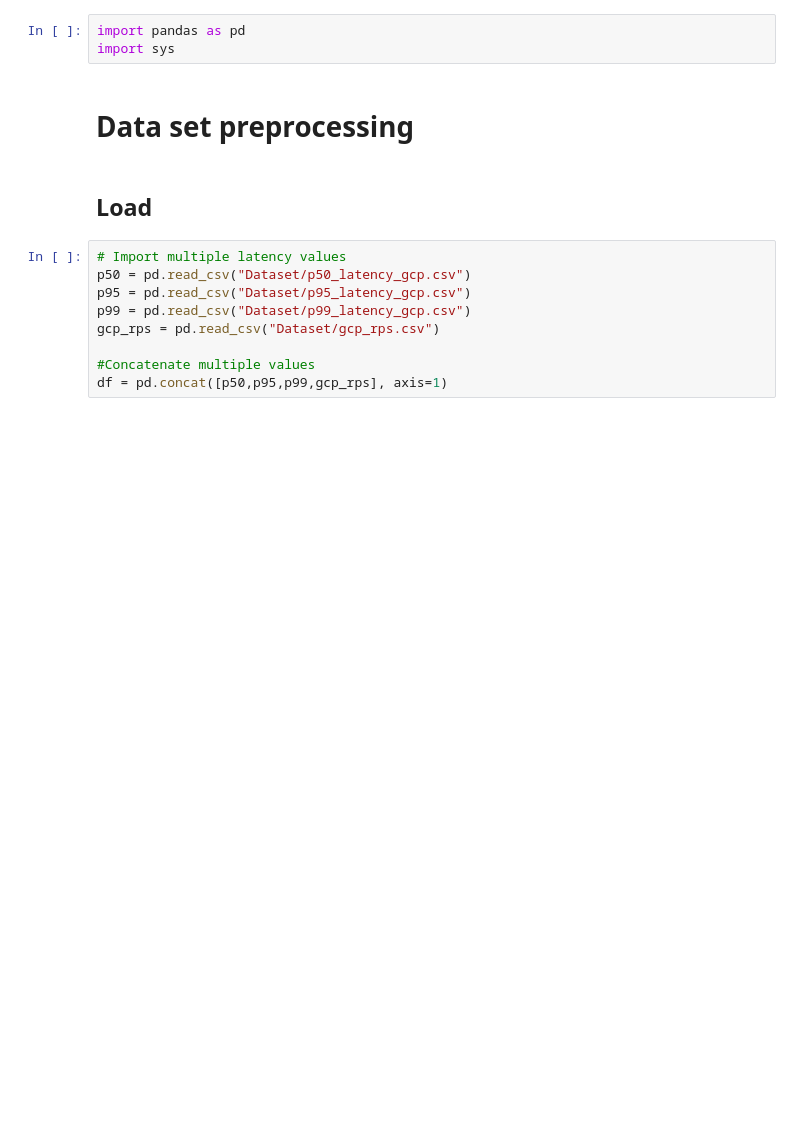
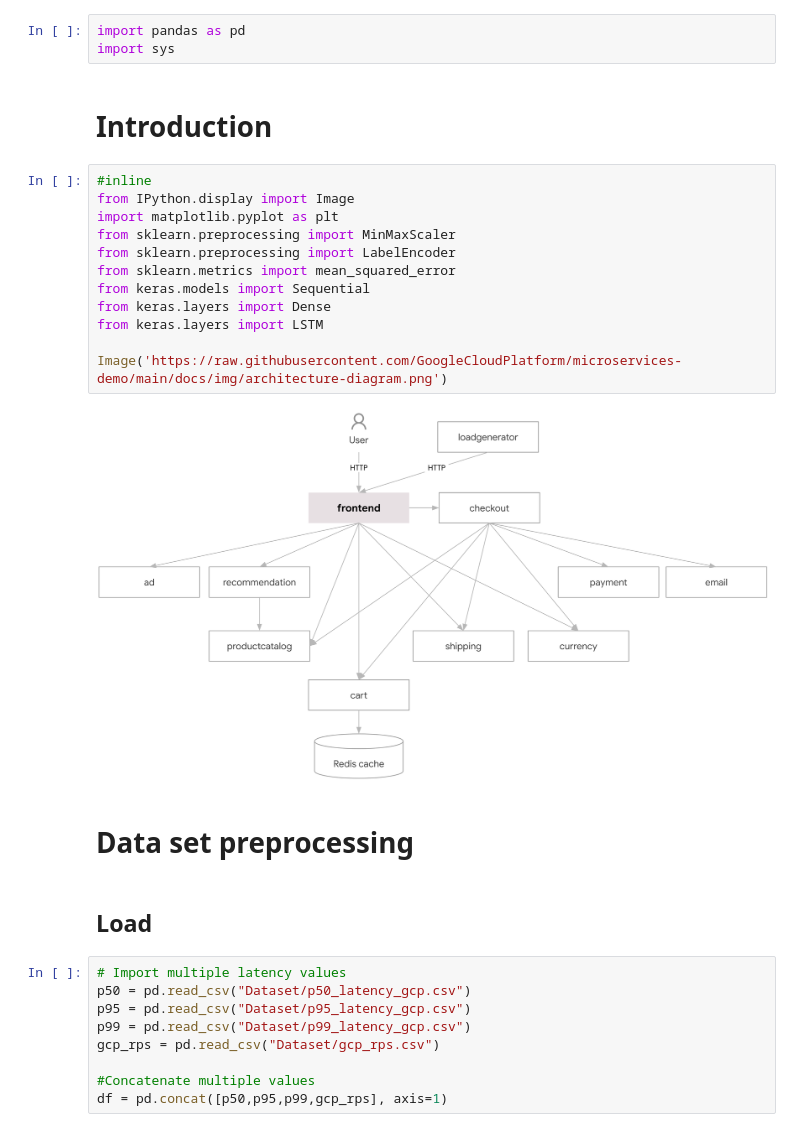
Before and after one commit to ezelanza/Transformers-for-latency-prediction, a Jupyter notebook: main.ipynb, the cells around one changed output. Drawn from its saved outputs; the diff is of its cells as text; blank space fills up the shorter version.

```diff
--- a/main.ipynb
+++ b/main.ipynb
@@ -1,6 +1,22 @@
 # %%
 import pandas as pd
 import sys
+# %% [markdown]
+# Introduction
+# %%
+#inline
+from IPython.display import Image
+import matplotlib.pyplot as plt
+from sklearn.preprocessing import MinMaxScaler
+from sklearn.preprocessing import LabelEncoder
+from sklearn.metrics import mean_squared_error
+from keras.models import Sequential
+from keras.layers import Dense
+from keras.layers import LSTM
+
+Image('https://raw.githubusercontent.com/GoogleCloudPlatform/microservices-demo/main/docs/img/architecture-diagram.png')
+# %% [output]
+[figure, added]
 # %% [markdown]
 # Data set preprocessing
 # %% [markdown]
```
Also changed, not shown: parts of 9 cells of this notebook, 1 other file.
